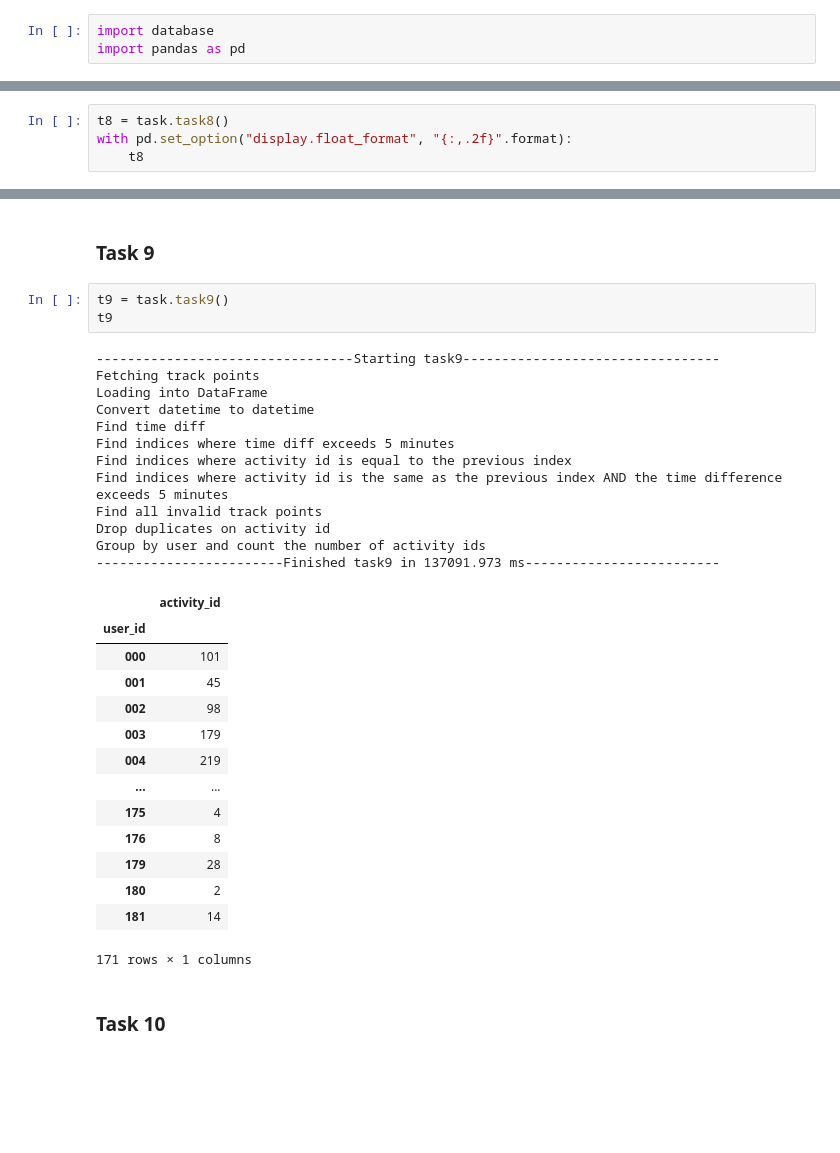
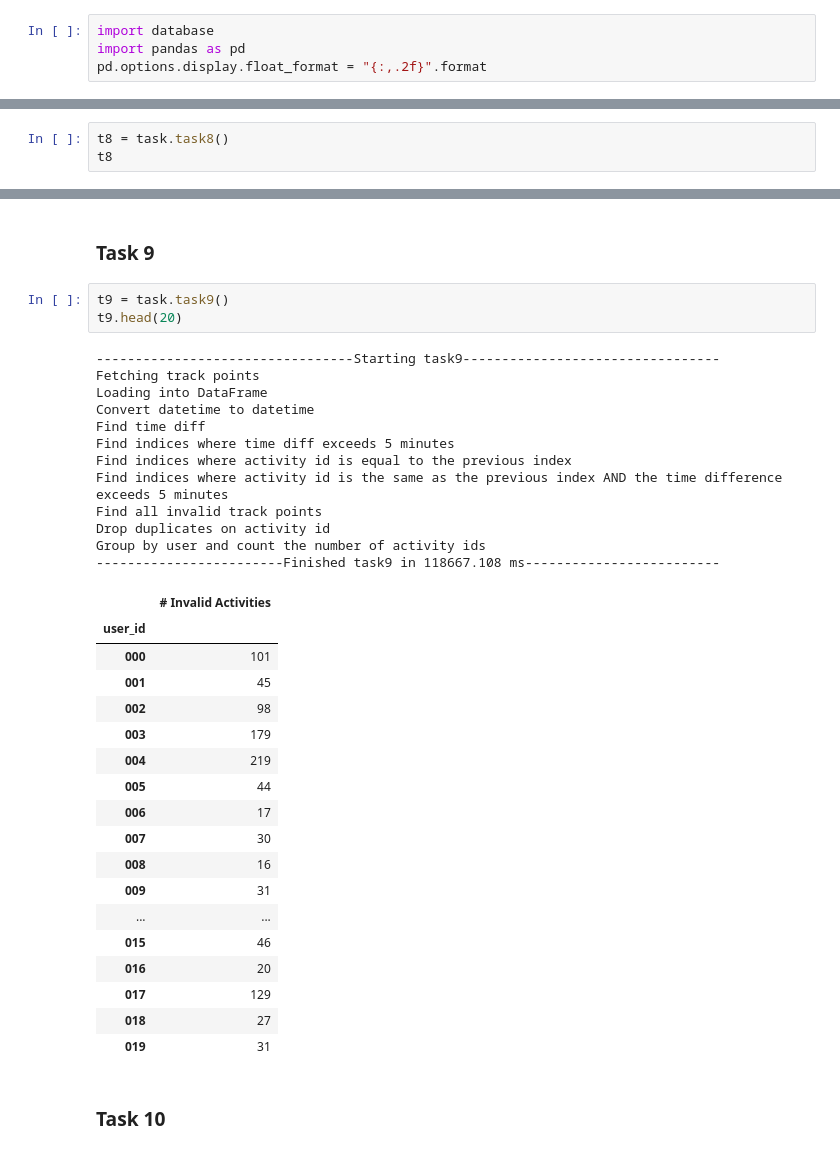
Before and after one commit to larwaa/large-distributed-data, a Jupyter notebook: src/mongodb/task_notebook.ipynb, the cells around one changed output, grey strips where cells are left out. Saved outputs shown, nothing was run; the diff lists cells and outputs as text; blank space fills up the shorter version.

```diff
--- a/src/mongodb/task_notebook.ipynb
+++ b/src/mongodb/task_notebook.ipynb
@@ -33,6 +14,7 @@ ValueError: task7() requires a code object with 0 free vars, not 1
 # %%
 import database
 import pandas as pd
+pd.options.display.float_format = "{:,.2f}".format
 # %%
 db_conn = database.CustomDbConnector()
 # %% [output]
@@ -225,8 +224,7 @@ t7
 ### Task 8
 # %%
 t8 = task.task8()
-with pd.set_option("display.float_format", "{:,.2f}".format):
-    t8
+t8
 # %% [output]
 ---------------------------------Starting task8---------------------------------
 Fetching track points
@@ -255,34 +257,38 @@ Sorting by total meters gained, descending
 ### Task 9
 # %%
 t9 = task.task9()
-t9
+t9.head(20)
 # %% [output]
 ---------------------------------Starting task9---------------------------------
 Fetching track points
 Loading into DataFrame
 Convert datetime to datetime
 Find time diff
 Find indices where time diff exceeds 5 minutes
 Find indices where activity id is equal to the previous index
 Find indices where activity id is the same as the previous index AND the time difference exceeds 5 minutes
 Find all invalid track points
 Drop duplicates on activity id
 Group by user and count the number of activity ids
-------------------------Finished task9 in 137091.973 ms-------------------------
+------------------------Finished task9 in 118667.108 ms-------------------------
-|  | activity_id |
+|  | # Invalid Activities |
 | user_id |  |
 | 000 | 101 |
 | 001 | 45 |
 | 002 | 98 |
 | 003 | 179 |
 | 004 | 219 |
+| 005 | 44 |
+| 006 | 17 |
+| 007 | 30 |
+| 008 | 16 |
+| 009 | 31 |
 | ... | ... |
-| 175 | 4 |
-| 176 | 8 |
-| 179 | 28 |
-| 180 | 2 |
-| 181 | 14 |
+| 015 | 46 |
+| 016 | 20 |
+| 017 | 129 |
+| 018 | 27 |
+| 019 | 31 |
-171 rows × 1 columns
 # %% [markdown]
 ### Task 10
 # %%
```
Also changed, not shown: parts of 16 cells of this notebook.
